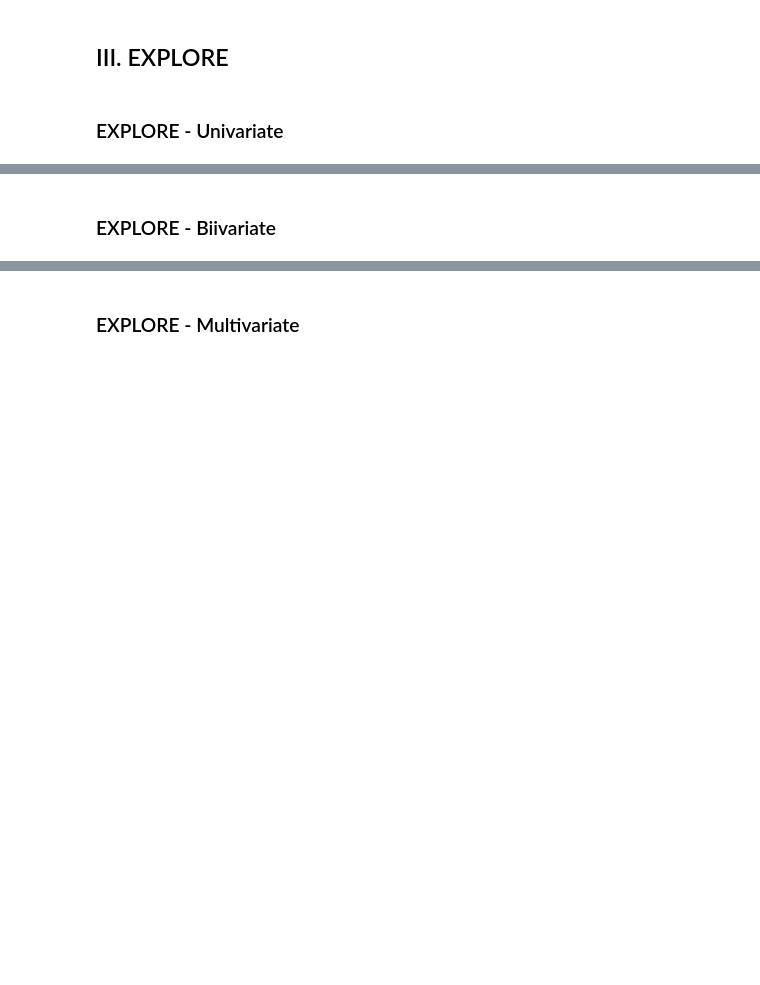
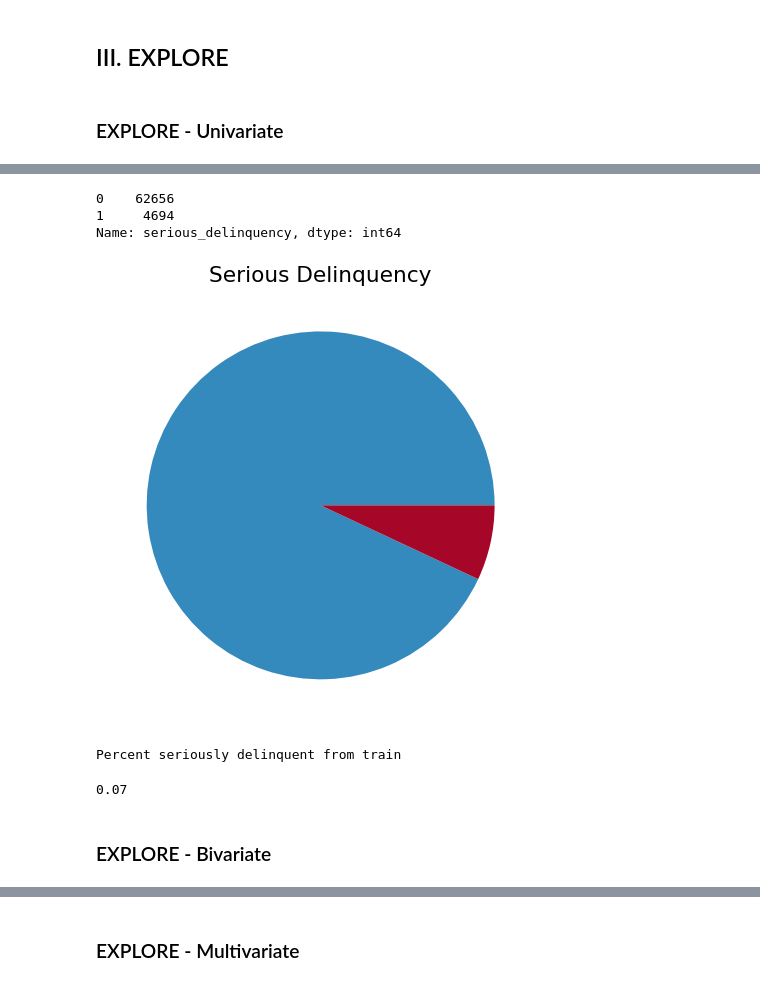
Before and after one commit to rachelrobbinsmayhill/Personal-Project, a Jupyter notebook: work.ipynb, the cells around one changed output, grey strips where cells are left out. Saved outputs shown, nothing was run; the diff lists cells and outputs as text; code cells hidden in the pictures; blank space fills up the shorter version.

```diff
--- a/work.ipynb
+++ b/work.ipynb
@@ -43,2 +179,21 @@ warnings.filterwarnings('ignore')
+# %%
+# Another visual option.
+
+print(train.serious_delinquency.value_counts())
+
+y = train.serious_delinquency.value_counts()
+plt.title('Serious Delinquency')
+plt.pie(y)
+plt.show()
+
+print("Percent seriously delinquent from train")
+round(train.serious_delinquency.mean(), 3)
+# %% [output]
+0    62656
+1     4694
+Name: serious_delinquency, dtype: int64
+[figure, added]
+Percent seriously delinquent from train
+0.07
 # %% [markdown]
-### EXPLORE - Biivariate
+### EXPLORE - Bivariate
```
Also changed, not shown: parts of 39 cells of this notebook.
